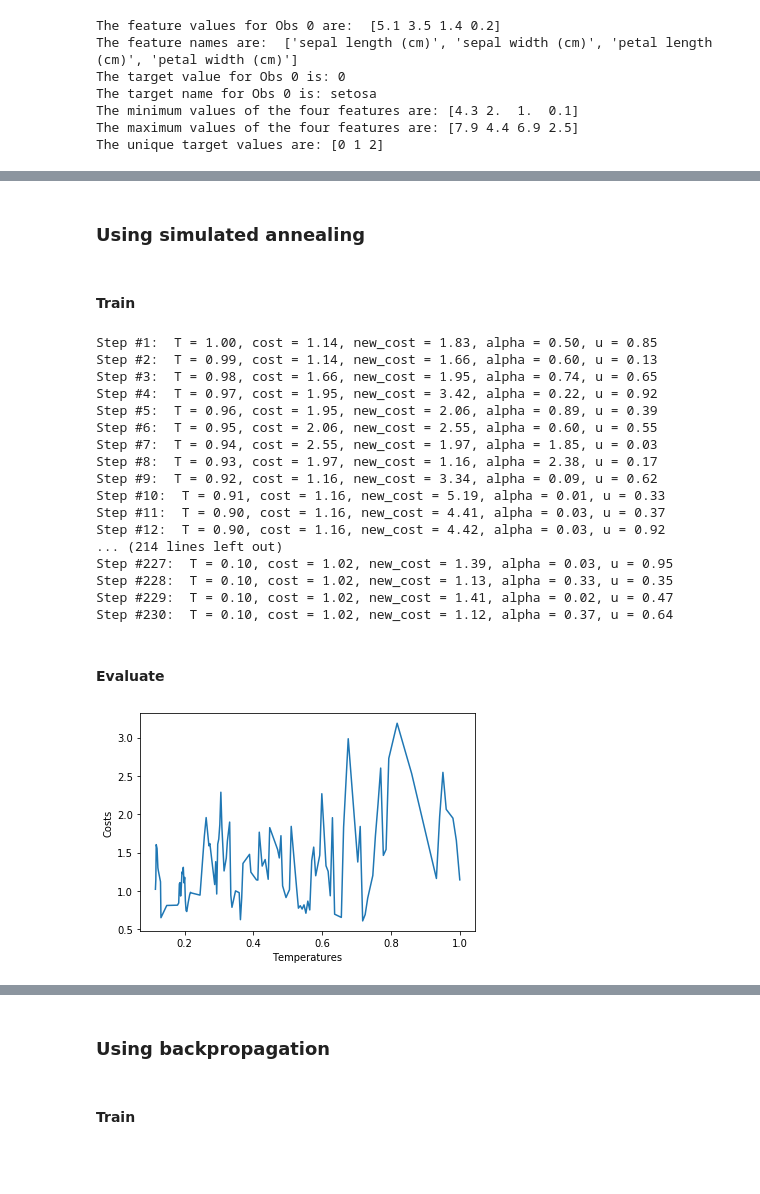
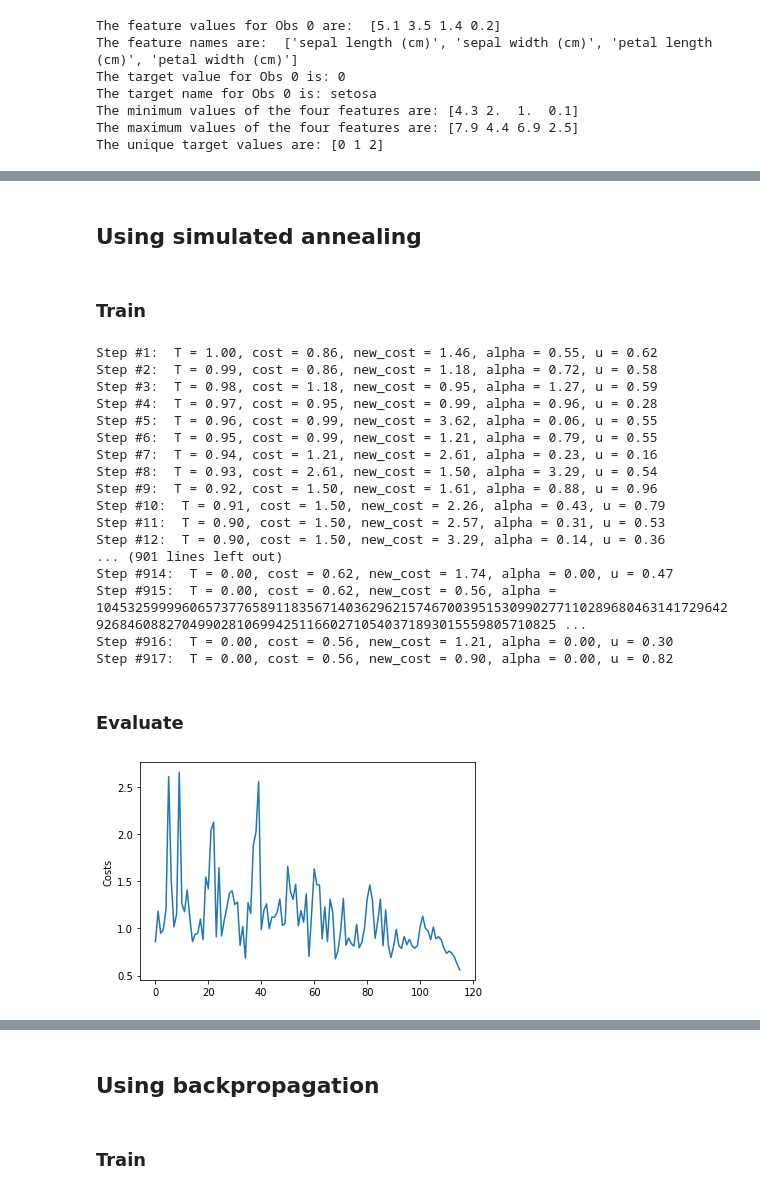
Before and after one commit to DenisRang/a1-simulated-annealing-and-sampling, a Jupyter notebook: a1_task1.ipynb, the cells around one changed output, grey strips where cells are left out. Drawn from its saved outputs; the diff is of its cells as text; code cells hidden in the pictures; blank space fills up the shorter version.

```diff
--- a/a1_task1.ipynb
+++ b/a1_task1.ipynb
@@ -120,12 +127,10 @@ print(initial_weights)
 # %% [markdown]
-### Using simulated annealing
+## Using simulated annealing
 # %% [markdown]
-#### Train
+### Train
 # %%
-def annealing(random_start,
-            cost_function,
+def annealing(cost_function,
             random_neighbour,
-            acceptance,
             temperature,
             debug=True):
   """ Optimize the black-box function 'cost_function' with the simulated annealing algorithm."""
@@ -133,8 +138,9 @@ def annealing(random_start,
   cost = cost_function(state)
   step = 1
   T = 1
-  costs, temperatures = [cost], [T]
-  temperature_cooled_down = 0.1
+  costs, states, temperatures = [cost], [state], [T]
+  temperature_cooled_down = 0.0001
+
   while T > temperature_cooled_down:
     new_state = random_neighbour(state)
     new_cost = cost_function(new_state)
@@ -144,10 +150,11 @@ def annealing(random_start,
     if alpha >= u:
       state, cost = new_state, new_cost
       costs.append(cost)
+      states.append(state)
       temperatures.append(T)
     step += 1
     T = temperature(T)
-  return step, state, costs, temperatures
+  return step, states, costs, temperatures
 
 def cost_function(weights):
   """ Function to minimize."""
@@ -161,14 +168,15 @@ def clip(weight):
   return max(min(weight, b), a)
 
 def random_neighbour(weights):
+  result_weights = copy.deepcopy(initial_weights)
   """Generate new weights using the normal distribution with mean equal to previous weights"""
-  sigma = 0.5
+  sigma = 1
   for layer_idx in range(0,len(weights)):
     for neuron_idx in range(0,len(weights[layer_idx])):
       for weight_idx in range(0,len(weights[layer_idx][neuron_idx])):
-        random_weight=rn.normal(weights[layer_idx][neuron_idx][weight_idx],sigma)
-        weights[layer_idx][neuron_idx][weight_idx]=clip(random_weight)
-  return weights
+        random_weight=rn.normal(result_weights[layer_idx][neuron_idx][weight_idx],sigma)
+        result_weights[layer_idx][neuron_idx][weight_idx]=clip(random_weight)
+  return result_weights
 
 def get_alpha(cost, new_cost, temperature):
   """Calculate acceptance ratio"""
@@ -180,47 +188,45 @@ def temperature(old_temperature):
   return old_temperature*a
 # %%
 start_time = time.time()
-num_steps, final_weights, costs, temperatures = annealing(random_start,
-                                                          cost_function,
+num_steps, states, costs, temperatures = annealing(cost_function,
                                                           random_neighbour,
-                                                          acceptance_probability,
                                                           temperature,
                                                           debug=True)
+
 finish_time = time.time()
 # %% [output]
-Step #1:  T = 1.00, cost = 1.14, new_cost = 1.83, alpha = 0.50, u = 0.85
-Step #2:  T = 0.99, cost = 1.14, new_cost = 1.66, alpha = 0.60, u = 0.13
-Step #3:  T = 0.98, cost = 1.66, new_cost = 1.95, alpha = 0.74, u = 0.65
-Step #4:  T = 0.97, cost = 1.95, new_cost = 3.42, alpha = 0.22, u = 0.92
-Step #5:  T = 0.96, cost = 1.95, new_cost = 2.06, alpha = 0.89, u = 0.39
-Step #6:  T = 0.95, cost = 2.06, new_cost = 2.55, alpha = 0.60, u = 0.55
-Step #7:  T = 0.94, cost = 2.55, new_cost = 1.97, alpha = 1.85, u = 0.03
-Step #8:  T = 0.93, cost = 1.97, new_cost = 1.16, alpha = 2.38, u = 0.17
-Step #9:  T = 0.92, cost = 1.16, new_cost = 3.34, alpha = 0.09, u = 0.62
-Step #10:  T = 0.91, cost = 1.16, new_cost = 5.19, alpha = 0.01, u = 0.33
-Step #11:  T = 0.90, cost = 1.16, new_cost = 4.41, alpha = 0.03, u = 0.37
-Step #12:  T = 0.90, cost = 1.16, new_cost = 4.42, alpha = 0.03, u = 0.92
-... (214 lines left out)
-Step #227:  T = 0.10, cost = 1.02, new_cost = 1.39, alpha = 0.03, u = 0.95
-Step #228:  T = 0.10, cost = 1.02, new_cost = 1.13, alpha = 0.33, u = 0.35
-Step #229:  T = 0.10, cost = 1.02, new_cost = 1.41, alpha = 0.02, u = 0.47
-Step #230:  T = 0.10, cost = 1.02, new_cost = 1.12, alpha = 0.37, u = 0.64
+Step #1:  T = 1.00, cost = 0.86, new_cost = 1.46, alpha = 0.55, u = 0.62
+Step #2:  T = 0.99, cost = 0.86, new_cost = 1.18, alpha = 0.72, u = 0.58
+Step #3:  T = 0.98, cost = 1.18, new_cost = 0.95, alpha = 1.27, u = 0.59
+Step #4:  T = 0.97, cost = 0.95, new_cost = 0.99, alpha = 0.96, u = 0.28
+Step #5:  T = 0.96, cost = 0.99, new_cost = 3.62, alpha = 0.06, u = 0.55
+Step #6:  T = 0.95, cost = 0.99, new_cost = 1.21, alpha = 0.79, u = 0.55
+Step #7:  T = 0.94, cost = 1.21, new_cost = 2.61, alpha = 0.23, u = 0.16
+Step #8:  T = 0.93, cost = 2.61, new_cost = 1.50, alpha = 3.29, u = 0.54
+Step #9:  T = 0.92, cost = 1.50, new_cost = 1.61, alpha = 0.88, u = 0.96
+Step #10:  T = 0.91, cost = 1.50, new_cost = 2.26, alpha = 0.43, u = 0.79
+Step #11:  T = 0.90, cost = 1.50, new_cost = 2.57, alpha = 0.31, u = 0.53
+Step #12:  T = 0.90, cost = 1.50, new_cost = 3.29, alpha = 0.14, u = 0.36
+... (901 lines left out)
+Step #914:  T = 0.00, cost = 0.62, new_cost = 1.74, alpha = 0.00, u = 0.47
+Step #915:  T = 0.00, cost = 0.62, new_cost = 0.56, alpha = 10453259999606573776589118356714036296215746700395153099027711028968046314172964292684608827049902810699425116602710540371893015559805710825 ...
+Step #916:  T = 0.00, cost = 0.56, new_cost = 1.21, alpha = 0.00, u = 0.30
+Step #917:  T = 0.00, cost = 0.56, new_cost = 0.90, alpha = 0.00, u = 0.82
 # %% [markdown]
-#### Evaluate
+### Evaluate
 # %%
 def plot(costs, temperatures):
-  plt.plot(temperatures, costs)
-  plt.xlabel('Temperatures')
+  plt.plot(costs)
   plt.ylabel('Costs')
   plt.show()
 
 plot(costs, temperatures)
 print('================== Initial model ==================')
 evaluate_model_state(initial_weights)
 print('================== Final model ==================')
-evaluate_model_state(final_weights)
+evaluate_model_state(states[-1])
 print('=================================================')
 print(f'Duration: {(finish_time - start_time):.3f} s')
 # %% [output]
-[figure, old version]
+[figure, new version]
 ================== Initial model ==================
@@ -234,7 +240,7 @@ Duration: 1.006 s
 # %% [markdown]
-### Using backpropagation
+## Using backpropagation
 # %% [markdown]
-#### Train
+### Train
 # %%
 model.set_weights(initial_weights)
 start_time = time.time()
```
Also changed, not shown: parts of 13 cells of this notebook, 2 other files.
